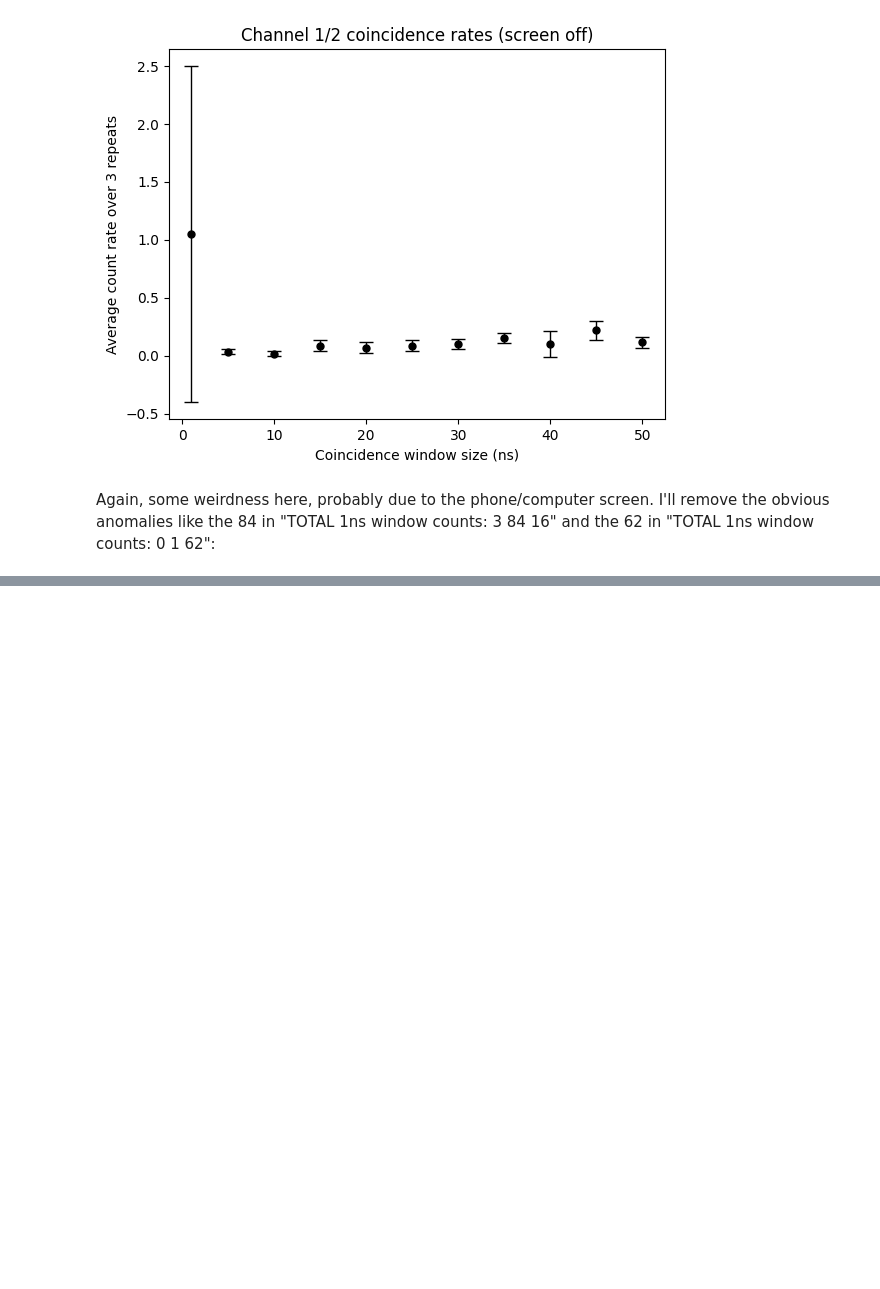
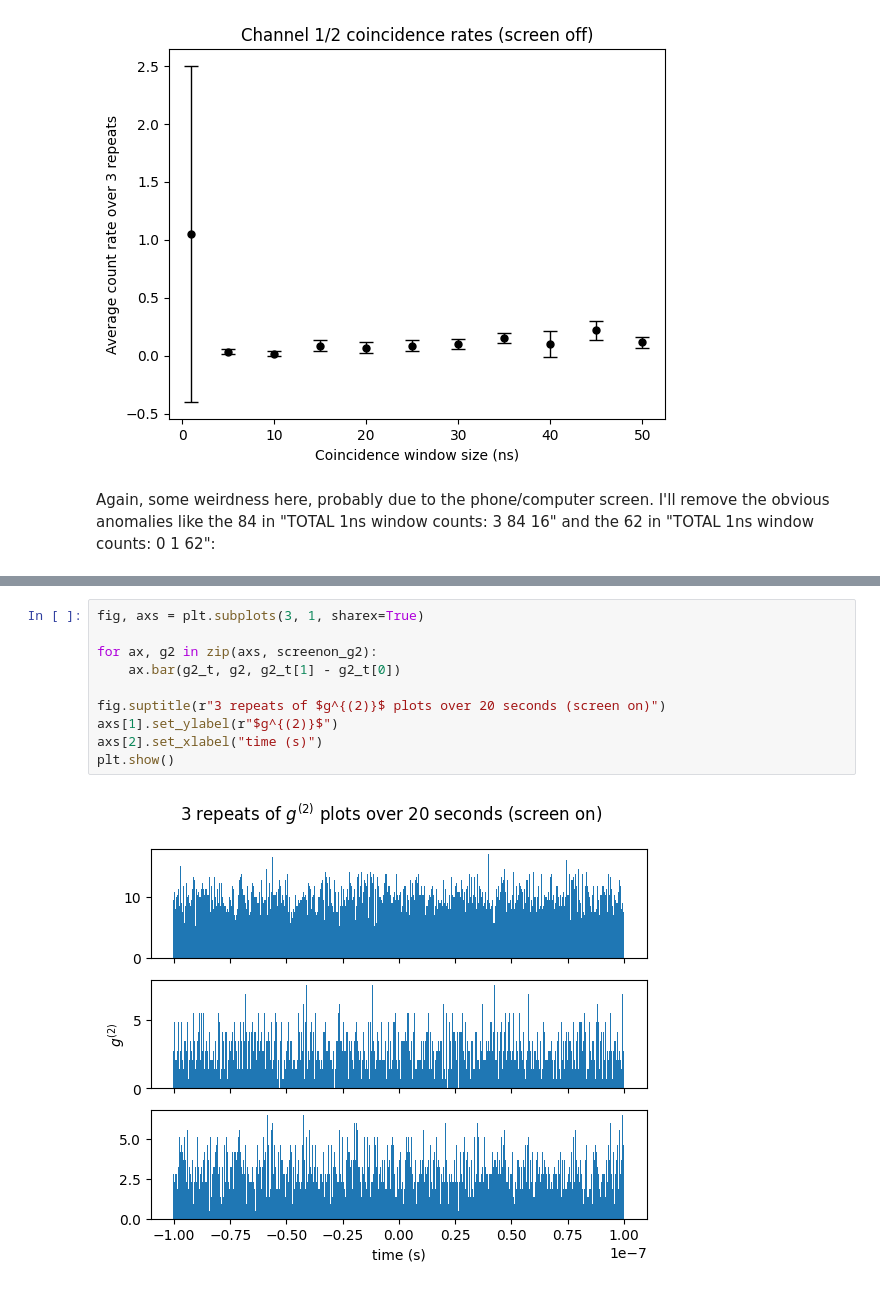
Before and after one commit to MixtliMonroe/SinglePhotonInterference, a Jupyter notebook: analyzeBackground.ipynb, the cells around one changed output, grey strips where cells are left out. Cells and saved outputs as stored; diff of their text form; blank space fills up the shorter version.

```diff
--- a/analyzeBackground.ipynb
+++ b/analyzeBackground.ipynb
@@ -506,0 +603,12 @@ Again, some weirdness here, probably due to the phone/computer screen. I'll remo
+# %%
+fig, axs = plt.subplots(3, 1, sharex=True)
+
+for ax, g2 in zip(axs, screenon_g2):
+    ax.bar(g2_t, g2, g2_t[1] - g2_t[0])
+
+fig.suptitle(r"3 repeats of $g^{(2)}$ plots over 20 seconds (screen on)")
+axs[1].set_ylabel(r"$g^{(2)}$")
+axs[2].set_xlabel("time (s)")
+plt.show()
+# %% [output]
+[figure, added]
```
Also changed, not shown: parts of 10 cells of this notebook.
